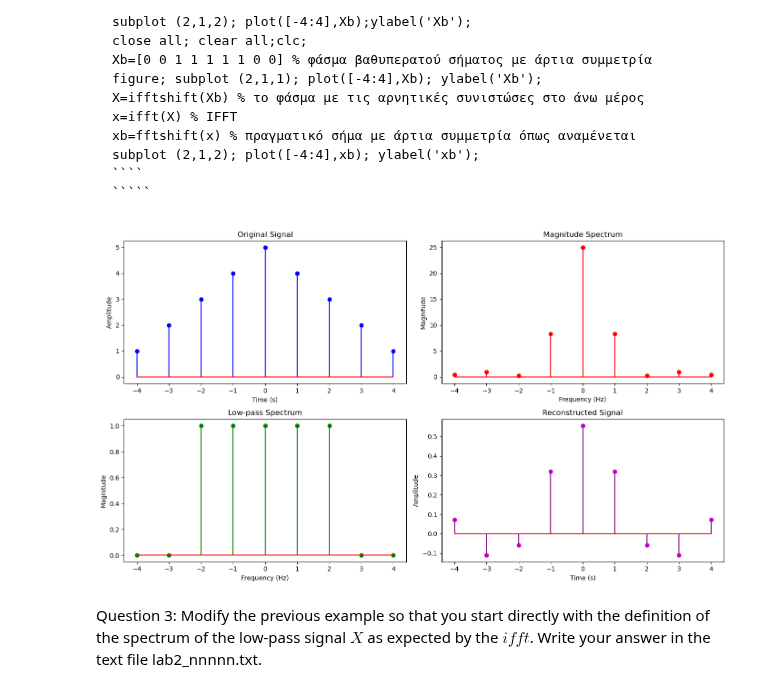
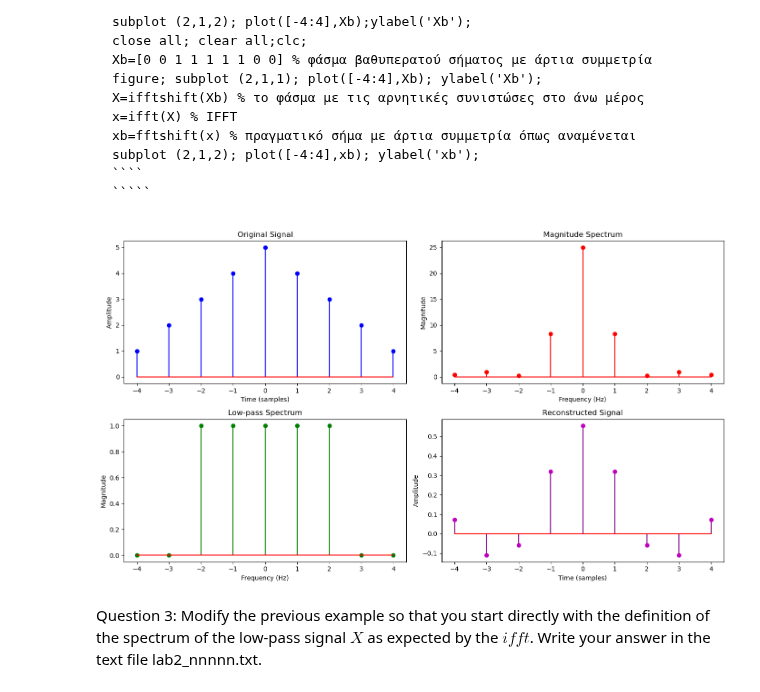
Before and after one commit to ntua-el17840/Interactive-Digital-Communications, a Jupyter notebook: test-book/content/Digcom_Lab2.ipynb, the cells around one changed output. Drawn from its saved outputs; the diff is of its cells as text; code cells hidden in the pictures.

```diff
--- a/test-book/content/Digcom_Lab2.ipynb
+++ b/test-book/content/Digcom_Lab2.ipynb
@@ -216,48 +252,73 @@ subplot (2,1,2); plot([-4:4],xb); ylabel('xb');
 # %%
 # First part: Original signal and its FFT
+
+# Create an array 'xb' representing the original discrete-time signal
 xb = np.array([1, 2, 3, 4, 5, 4, 3, 2, 1])
+
+# Apply inverse FFT shift to align the zero-frequency component
 x = ifftshift(xb)
+
+# Compute the Fast Fourier Transform (FFT) of the shifted signal 'x'
 X = fft(x)
+
+# Shift the zero-frequency component to the center of the spectrum for visualization
 Xb = fftshift(X)  # Spectrum with DC component in the center
 
 # Second part: Low-pass filter effect
+
+# Define a low-pass filter in the frequency domain by zeroing out high-frequency components
 Xb_low_pass = np.array([0, 0, 1, 1, 1, 1, 1, 0, 0])
+
+# Apply inverse FFT shift to the low-pass filtered spectrum
 X_low_pass = ifftshift(Xb_low_pass)
+
+# Compute the inverse FFT to get the filtered signal in the time domain
 x_low_pass = ifft(X_low_pass)
+
+# Apply FFT shift to the real part of the filtered signal to align it properly
 xb_low_pass = fftshift(x_low_pass.real)
 
-# Function to plot
+# Function to plot the original and reconstructed signals along with their spectra
 def plot_signals():
+    # Create a figure with 2 rows and 2 columns of subplots
     fig1, axs = plt.subplots(2, 2, figsize=(14, 8))
 
+    # Define the time range for plotting, from -4 to 4
     time_range = np.arange(-4, 5)
 
+    # Plot the original signal 'xb' in the first subplot
     axs[0, 0].stem(time_range, xb, linefmt='blue', markerfmt='bo', basefmt='r-')
     axs[0, 0].set_title('Original Signal')
-    axs[0, 0].set_xlabel('Time (s)')
+    axs[0, 0].set_xlabel('Time (samples)')
     axs[0, 0].set_ylabel('Amplitude')
 
+    # Plot the magnitude spectrum of the original signal in the second subplot
     axs[0, 1].stem(time_range, np.abs(Xb), linefmt='red', markerfmt='ro', basefmt='r-')
     axs[0, 1].set_title('Magnitude Spectrum')
     axs[0, 1].set_xlabel('Frequency (Hz)')
     axs[0, 1].set_ylabel('Magnitude')
 
+    # Plot the low-pass filter spectrum in the third subplot
     axs[1, 0].stem(time_range, Xb_low_pass, linefmt='green', markerfmt='go', basefmt='r-')
     axs[1, 0].set_title('Low-pass Spectrum')
     axs[1, 0].set_xlabel('Frequency (Hz)')
     axs[1, 0].set_ylabel('Magnitude')
 
+    # Plot the reconstructed signal after applying the low-pass filter in the fourth subplot
     axs[1, 1].stem(time_range, xb_low_pass, linefmt='purple', markerfmt='mo', basefmt='r-')
     axs[1, 1].set_title('Reconstructed Signal')
-    axs[1, 1].set_xlabel('Time (s)')
+    axs[1, 1].set_xlabel('Time (samples)')
     axs[1, 1].set_ylabel('Amplitude')
 
+    # Adjust layout to prevent overlapping of subplots
     plt.tight_layout()
+    # Display the plots
     plt.show()
 
+# Call the function to generate and display the plots
 plot_signals()
 # %% [output]
-[figure, old version]
+[figure, new version]
 # %% [markdown]
 Question 3: Modify the previous example so that you start directly with the definition of the spectrum of the low-pass signal $X$ as expected by the $ifft$. Write your answer in the text file lab2_nnnnn.txt.
 # %% [markdown]
```
Also changed, not shown: parts of 13 cells of this notebook, 1 other file.
